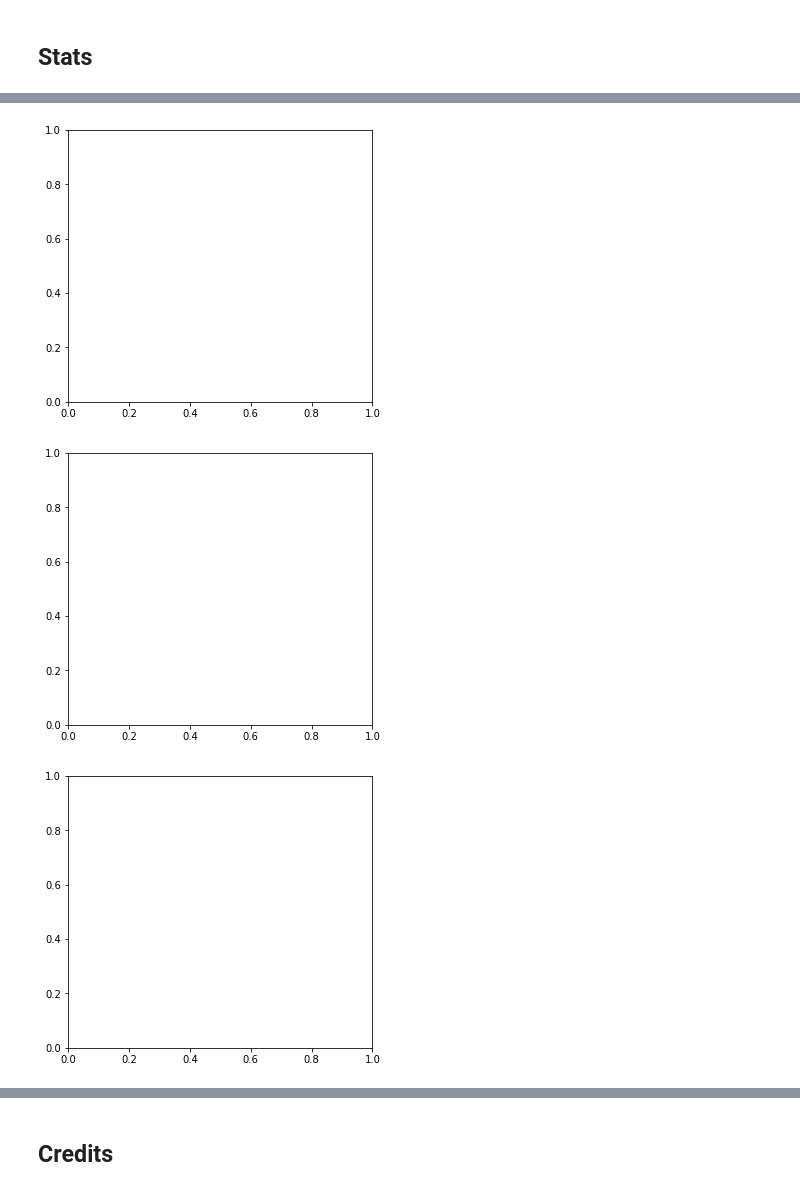
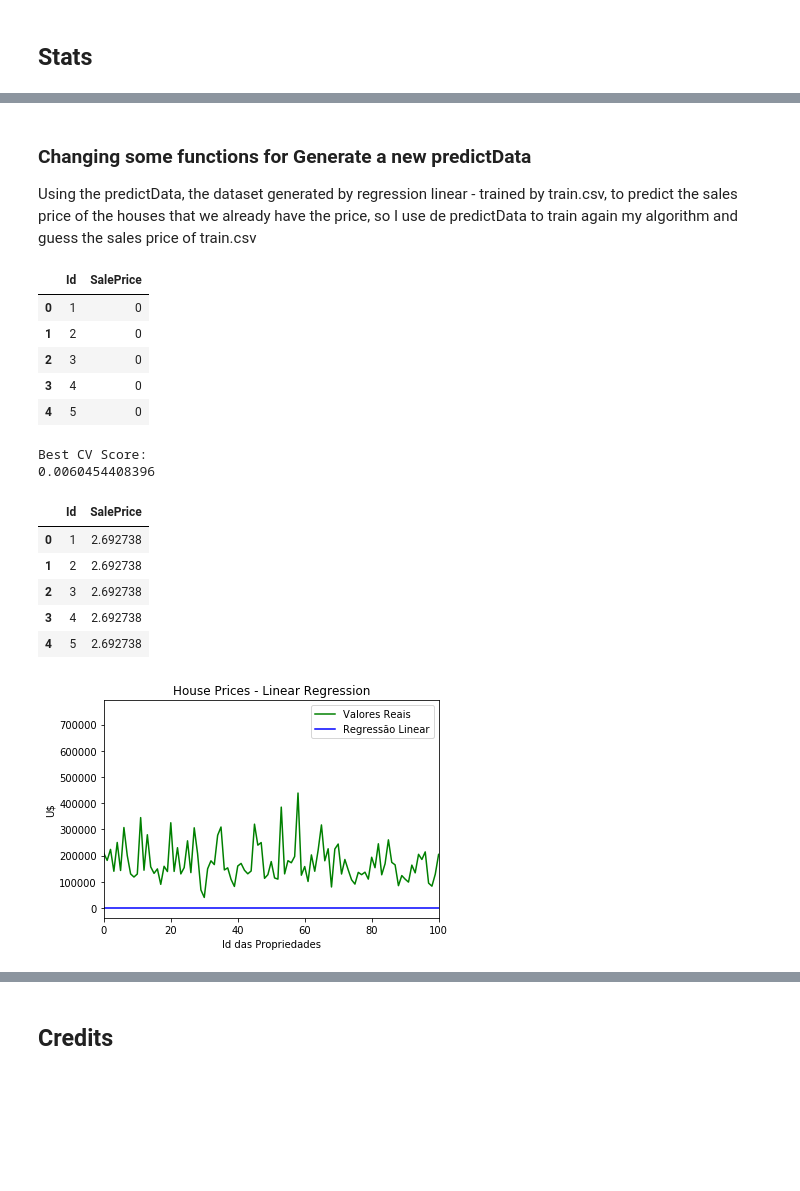
Before and after one commit to graziellealessa/house-prices-kaggle, a Jupyter notebook: house-prices-kaggle/House Prices - Kaggle.ipynb, the cells around one changed output, grey strips where cells are left out. Saved outputs shown, nothing was run; the diff lists cells and outputs as text; code cells hidden in the pictures; blank space fills up the shorter version.

Commit message:
Break Code: Not working stats yet.

```diff
--- a/house-prices-kaggle/House Prices - Kaggle.ipynb
+++ b/house-prices-kaggle/House Prices - Kaggle.ipynb
@@ -162,0 +167,4 @@ predictData.head()
+# %% [markdown]
+<h3>Changing some functions for Generate a new predictData</h3>
+Using the predictData, the dataset generated by regression linear - trained by train.csv,
+to predict the sales price of the houses that we already have the price, so I use de predictData to train again my algorithm and guess the sales price of train.csv
@@ -163,17 +193,50 @@ predictData.head()
+# %%
+train_origin = pd.DataFrame(pd.read_csv('train.csv'))
+idHouse = pd.DataFrame(np.array(train_origin.iloc[0:1459,0]))
+qLinhas = len(train_origin.index)-1
+price = pd.DataFrame(np.zeros((qLinhas,1),dtype=np.int))
+dfTeste = pd.concat([idHouse,price],axis=1)
+dfTeste.columns = ['Id','SalePrice']
+dfTeste.head()
+# %% [output]
+|  | Id | SalePrice |
+| 0 | 1 | 0 |
+| 1 | 2 | 0 |
+| 2 | 3 | 0 |
+| 3 | 4 | 0 |
+| 4 | 5 | 0 |
+# %%
+# xData = predictData
+# xTeste = dfTeste
+# yTeste = dfTeste.SalePrice
+xData,xTeste,yTeste = data_preprocess2(predictData,dfTeste)
+test_predict, score = model_linear_regression(xData,xTeste,yData)
+result2(np.exp(test_predict),score,dfTeste)
+# %% [output]
+Best CV Score:
+0.0060454408396
+# %%
+predict_train = pd.DataFrame(pd.read_csv('regressionlinear_train.csv'))
+predict_train.head()
+# %% [output]
+|  | Id | SalePrice |
+| 0 | 1 | 2.692738 |
+| 1 | 2 | 2.692738 |
+| 2 | 3 | 2.692738 |
+| 3 | 4 | 2.692738 |
+| 4 | 5 | 2.692738 |
 # %%
-# #That chart makes any sense
-# y_pred = predictData["SalePrice"]
-# train_origin = pd.DataFrame(pd.read_csv('train.csv'))
-# y_train = train_origin["SalePrice"]
-# plt.title('House Prices - Linear Regression')
-# plt.ylabel('U$')
-# plt.xlabel(u'Propriedades')
-# reg_val, = plt.plot(y_pred,color='b',label=u'Regressão Linear')
-# true_val, = plt.plot(y_train,color='g', label='Valores Reais')
-# plt.xlim([0,75])
-# plt.legend(handles=[true_val,reg_val])
-# plt.show()
+def stat2(df):
+    y_pred = df["SalePrice"]
+    y_train = train_origin["SalePrice"]
+    plt.title('House Prices - Linear Regression')
+    plt.ylabel('U$')
+    plt.xlabel(u'Id das Propriedades')
+    reg_val, = plt.plot(y_pred,color='b',label=u'Regressão Linear')
+    true_val, = plt.plot(y_train,color='g', label='Valores Reais')
+    plt.xlim([0,100])
+    plt.legend(handles=[true_val,reg_val])
+    plt.show()
+stat2(predict_train)
 # %% [output]
-[figure, old version]
+[figure, new version]
-[figure, removed]
-[figure, removed]
```
Also changed, not shown: parts of 3 cells of this notebook, 3 other files.
